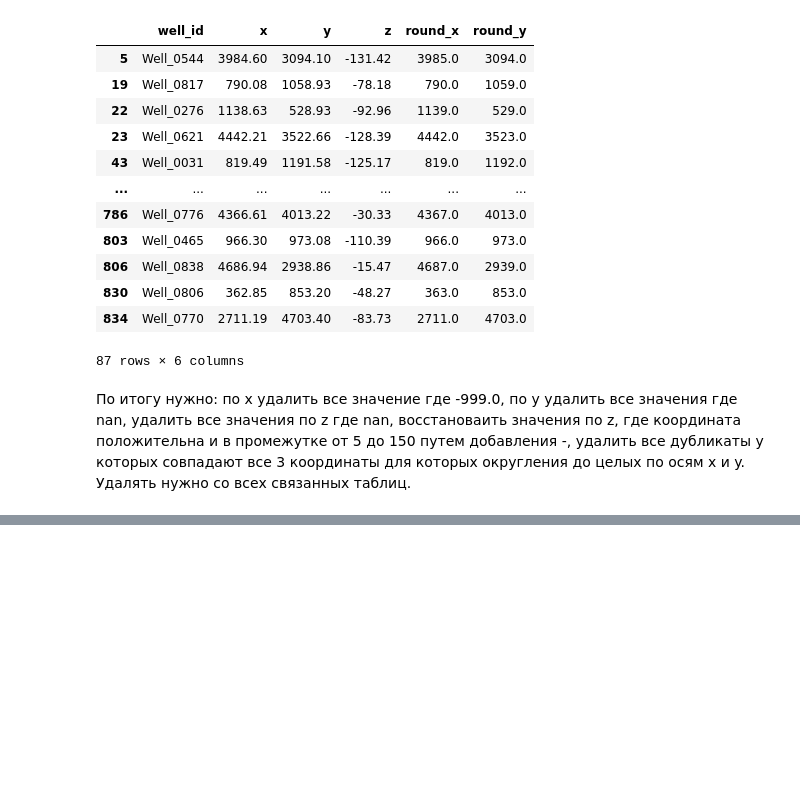
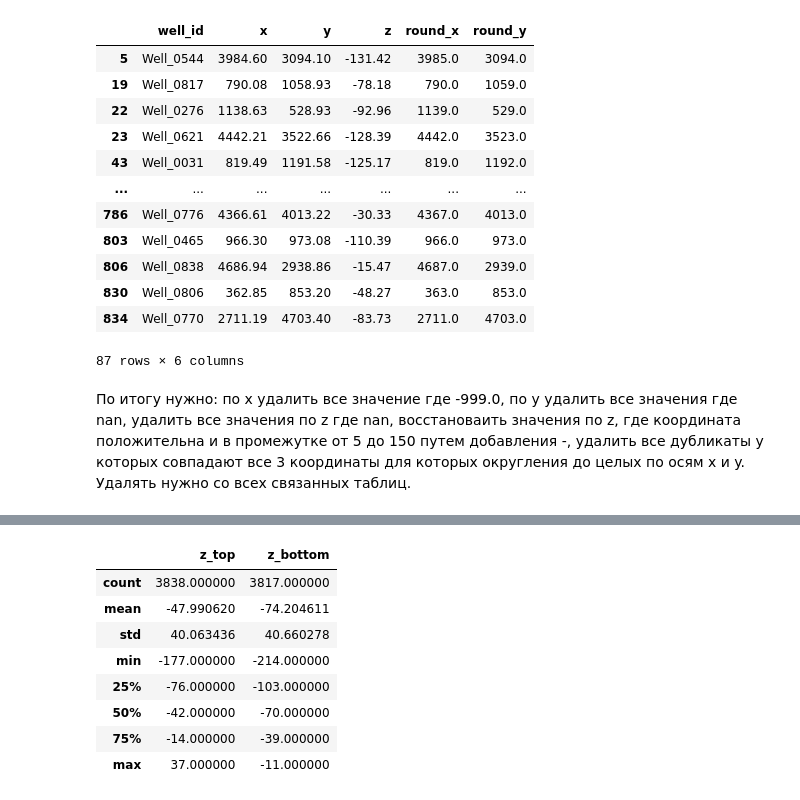
Before and after one commit to semsotsemm/ML-training, a Jupyter notebook: ML-006/notebook/01_exploration.ipynb, the cells around one changed output, grey strips where cells are left out. Drawn from its saved outputs; the diff is of its cells as text; code cells hidden in the pictures; blank space fills up the shorter version.

```diff
--- a/ML-006/notebook/01_exploration.ipynb
+++ b/ML-006/notebook/01_exploration.ipynb
@@ -171,0 +227,12 @@ df[df.duplicated(subset=["round_x", "round_y", "z"], keep=False)]
+# %%
+df.describe()
+# %% [output]
+|  | z_top | z_bottom |
+| count | 3838.000000 | 3817.000000 |
+| mean | -47.990620 | -74.204611 |
+| std | 40.063436 | 40.660278 |
+| min | -177.000000 | -214.000000 |
+| 25% | -76.000000 | -103.000000 |
+| 50% | -42.000000 | -70.000000 |
+| 75% | -14.000000 | -39.000000 |
+| max | 37.000000 | -11.000000 |
```
Also changed, not shown: parts of 8 cells of this notebook, 1 other file.
